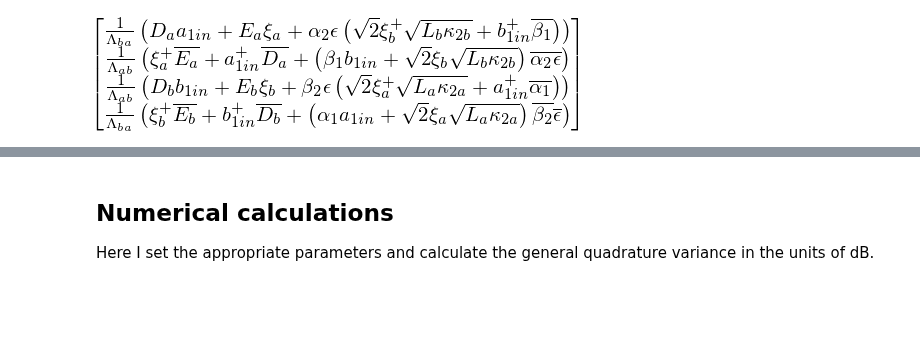
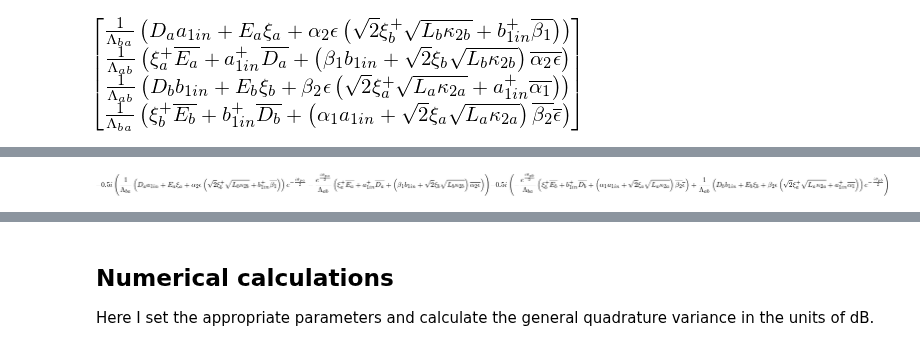
Before and after one commit to nemetniki/General-linear-model, a Jupyter notebook: NDPA.ipynb, the cells around one changed output, grey strips where cells are left out. Drawn from its saved outputs; the diff is of its cells as text; code cells hidden in the pictures; blank space fills up the shorter version.

```diff
--- a/NDPA.ipynb
+++ b/NDPA.ipynb
@@ -167,2 +175,9 @@ $$\begin{align}
 \lsz M^*_{a}(-\nu)\frop{a}^\dagger_{1,in}(-\nu)-M_{b}(\nu)\frop{b}_{1,in}(\nu)+N^*_{a}(-\nu)\frop{\xi}^\dagger_a(-\nu)-N_{b}(\nu)\frop{\xi}_b(\nu)\rsz\rka
 \end{align}$$
+# %%
+Ya = 1/2/I*(aout[0]*exp(-I*thetapa/2)-aout[1]*exp(I*thetapa/2))
+Yb = 1/2/I*(aout[2]*exp(-I*thetapb/2)-aout[3]*exp(I*thetapb/2))
+YG = Ya+Yb
+YG
+# %% [output]
+[figure, added]
```
Also changed, not shown: parts of 8 cells of this notebook.
